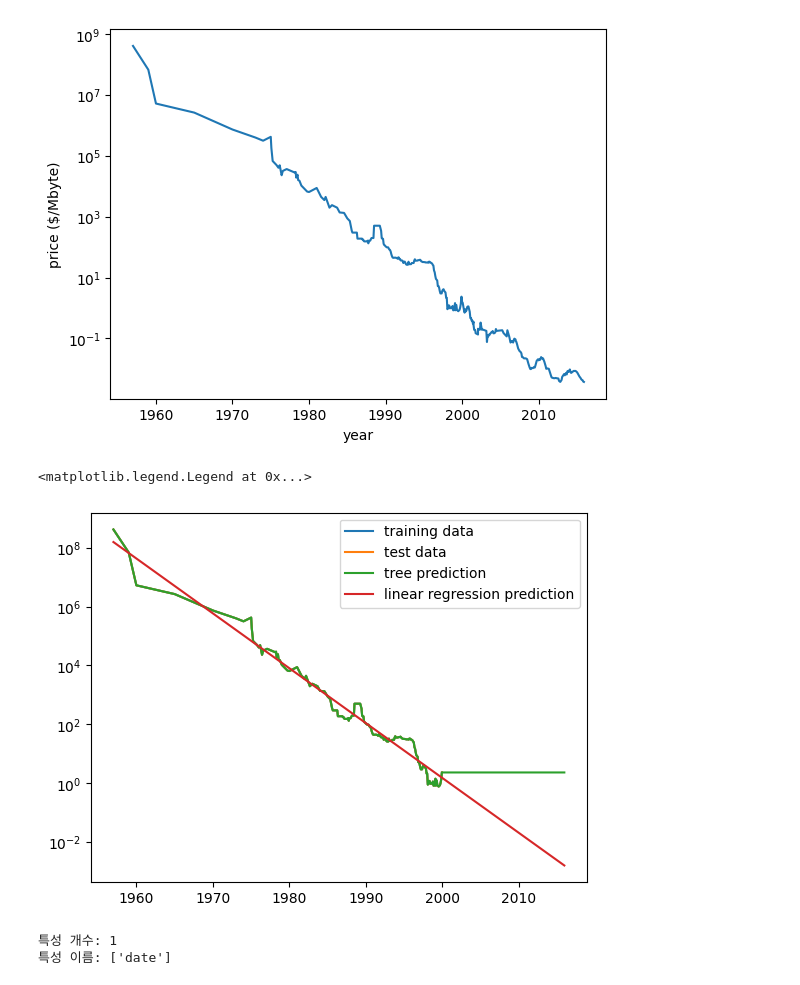
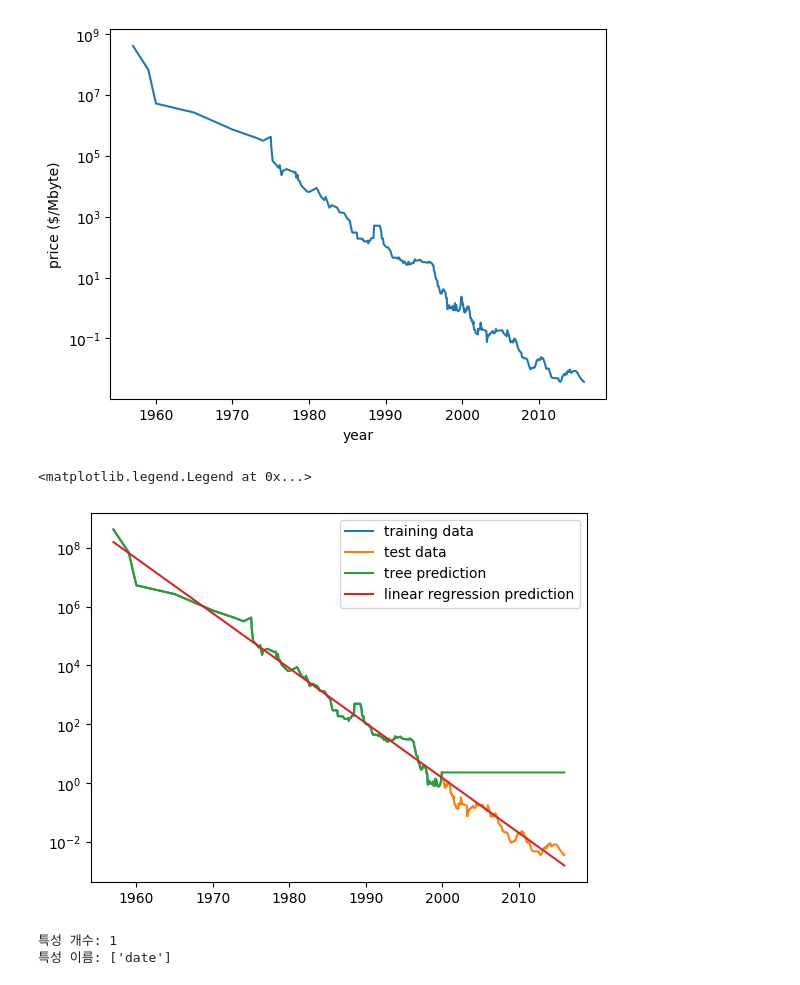
Before and after one commit to tjdwjdgus99/HRD_PYTHON_AI, a Jupyter notebook: Python02_MachineLearning/DecisionTree.ipynb, the cells around one changed output. Saved outputs shown, nothing was run; the diff lists cells and outputs as text; code cells hidden in the pictures.

```diff
--- a/Python02_MachineLearning/DecisionTree.ipynb
+++ b/Python02_MachineLearning/DecisionTree.ipynb
@@ -119,13 +119,13 @@ price_tree = np.exp(pred_tree)
 price_lr = np.exp(pred_lr)
 # %%
 plt.semilogy(data_train.date, data_train.price, label="training data")
-plt.semilogy(data_train.date, data_train.price, label="test data")
+plt.semilogy(data_test.date, data_test.price, label="test data")
 plt.semilogy(ram_prices.date, price_tree, label="tree prediction")
 plt.semilogy(ram_prices.date, price_lr, label="linear regression prediction")
 plt.legend()
 # %% [output]
 <matplotlib.legend.Legend at 0x...>
-[figure, old version]
+[figure, new version]
 # %%
 tree.fit(data_train[['date']],y_train)
 print('특성 개수:',tree.n_features_in_)
```
Also changed, not shown: parts of 4 cells of this notebook, 5 other files.
